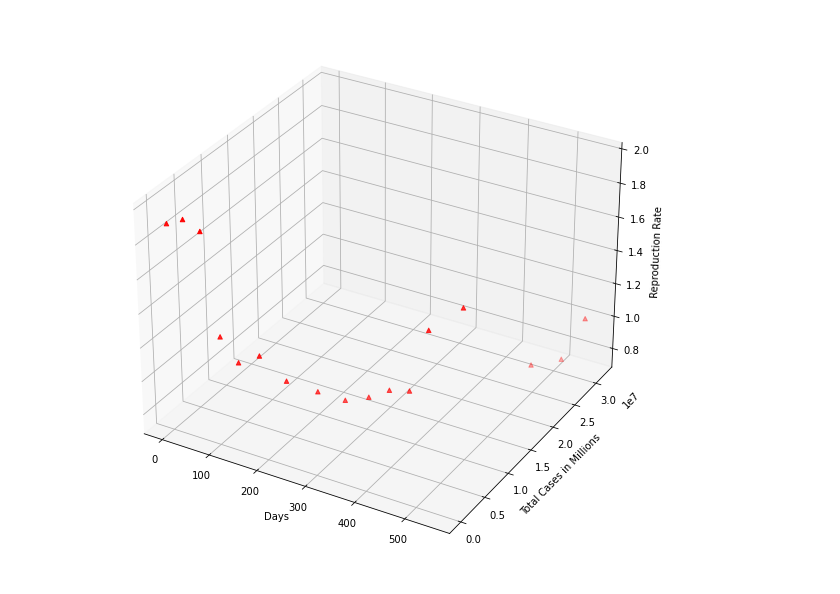
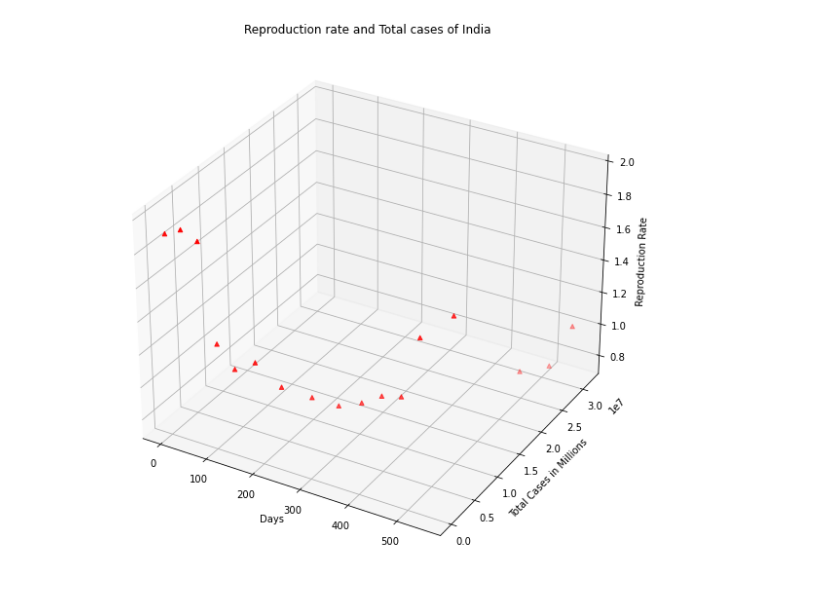
Before and after one commit to asat1/3D-graph-and-Line-plot, a Jupyter notebook: 3D_model.ipynb, the cells around one changed output. Cells and saved outputs as stored; diff of their text form; code cells hidden in the pictures.

Commit message:
3d graph

```diff
--- a/3D_model.ipynb
+++ b/3D_model.ipynb
@@ -4,16 +4,17 @@ import matplotlib.pyplot as plt
 # %%
 fig = plt.figure(figsize=(10,10))
 ax = fig.add_subplot(111, projection='3d')
+plt.title("Reproduction rate and Total cases of India")
 xs =[1,35,70,104,138,173,207,241,275,309,343,378,412,447,481,515,548]
 ys =[1,5,5311,70768,332424,1118206,3044940,5903932,8088851,9534964,10374932,11000000,11409831,15000000,26752447,30000000,31528114]
 zs =[1.9,1.95,1.91,1.33,1.2,1.25,1.08,0.97,0.89,0.9,0.95,0.96,1.34,1.41,0.79,0.77,1.01]
 
 ax.scatter(xs, ys, zs, c='r', marker='^')
 
 ax.set_xlabel('Days')
 ax.set_ylabel('Total Cases in Millions')
 ax.set_zlabel('Reproduction Rate')
 
 plt.show()
 # %% [output]
-[figure, old version]
+[figure, new version]
```
